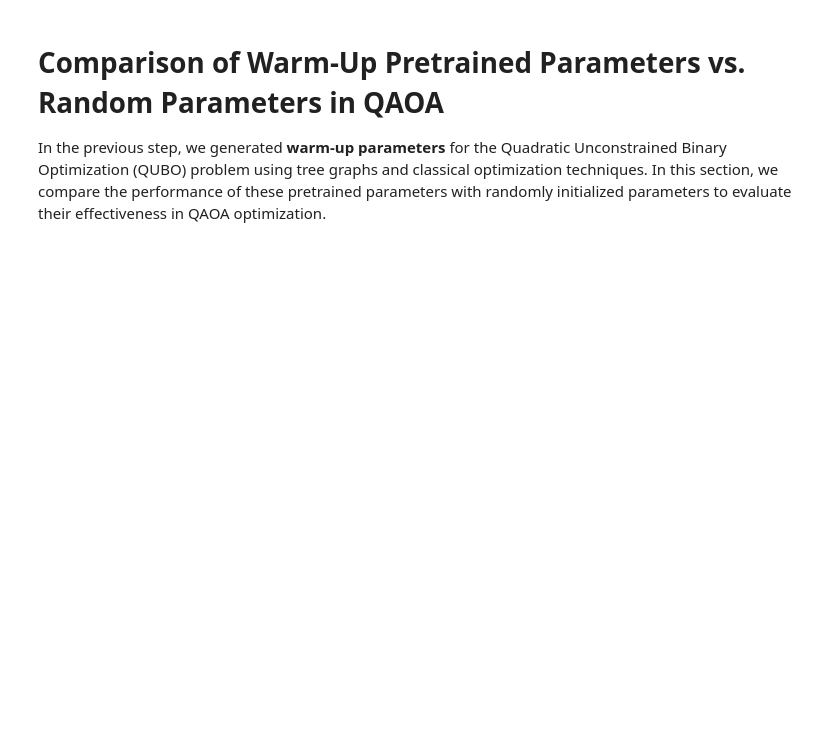
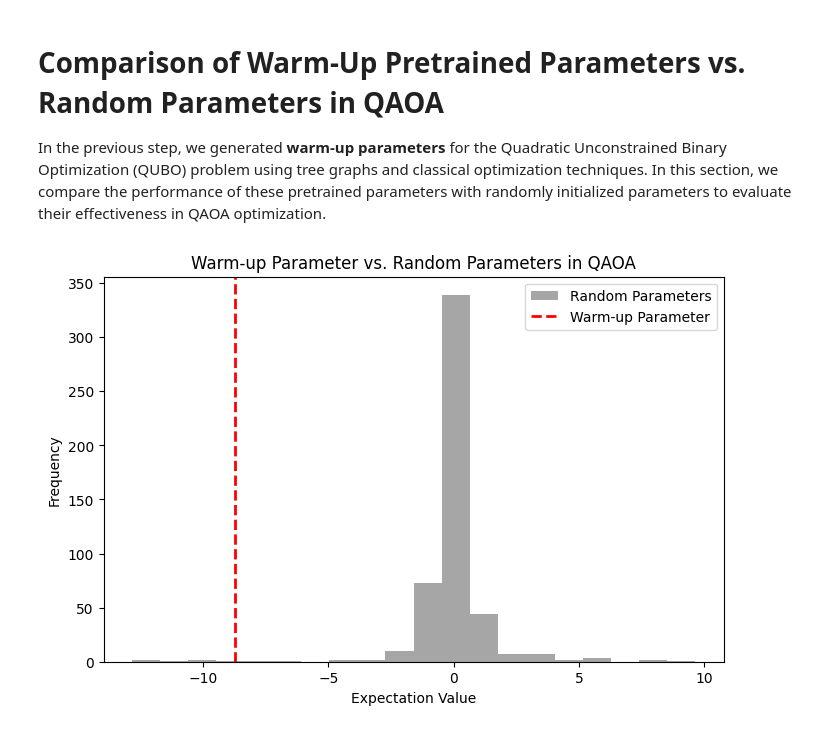
Before and after one commit to pop756/Pasqal_chanllenge, a Jupyter notebook: RL_QAOA_simulation.ipynb, the cells around one changed output. Cells and saved outputs as stored; diff of their text form; code cells hidden in the pictures; blank space fills up the shorter version.

```diff
--- a/RL_QAOA_simulation.ipynb
+++ b/RL_QAOA_simulation.ipynb
@@ -270,3 +263,85 @@ Minimum cost achieved: -7.900776129405367
 # **Comparison of Warm-Up Pretrained Parameters vs. Random Parameters in QAOA**
 
 In the previous step, we generated **warm-up parameters** for the Quadratic Unconstrained Binary Optimization (QUBO) problem using tree graphs and classical optimization techniques. In this section, we compare the performance of these pretrained parameters with randomly initialized parameters to evaluate their effectiveness in QAOA optimization.
+# %%
+qaoa = QAOA_layer(depth,Q)
+@qml.qnode(qaoa.dev)
+def qaoa_expectation(params):
+    """
+    Quantum node that runs the QAOA circuit and measures the expectation value
+    of the cost Hamiltonian.
+
+    Args:
+        params (np.ndarray): Array of QAOA parameters (gammas and betas).
+
+    Returns:
+        float: Expectation value of the cost Hamiltonian.
+    """
+    qaoa.qaoa_circuit(params)
+    return qml.expval(qaoa.ham)
+
+
+params = param_list[0]
+H = qaoa_expectation(params)
+
+import matplotlib.pyplot as plt
+
+def f(x):
+    @qml.qnode(qaoa.dev)
+    def qaoa_expectation(params):
+        """
+        Quantum node that runs the QAOA circuit and measures the expectation value
+        of the cost Hamiltonian.
+
+        Args:
+            params (np.ndarray): Array of QAOA parameters (gammas and betas).
+
+        Returns:
+            float: Expectation value of the cost Hamiltonian.
+        """
+        qaoa.qaoa_circuit(params)
+        return qml.expval(qaoa.ham)
+    return qaoa_expectation(x)  # Example function
+
+def visualize_warmup_vs_random(warmup_x, random_x):
+    warmup_y = f(warmup_x)
+    random_y = np.array([f(x) for x in random_x])
+
+    plt.figure(figsize=(8, 5))
+
+    # Histogram of f(x) results for random x values
+    plt.hist(random_y, bins=20, alpha=0.7, color='gray', label='Random Parameters')
+
+    # Marking the f(x) result for warm-up x
+    plt.axvline(warmup_y, color='red', linestyle='dashed', linewidth=2, label='Warm-up Parameter')
+
+    # Graph settings
+    plt.xlabel('Expectation Value')
+    plt.ylabel('Frequency')
+    plt.title('Warm-up Parameter vs. Random Parameters in QAOA')
+    plt.legend()
+    plt.show()
+    return warmup_y,random_y
+# Example data settings
+warmup_x = params # Specific warm-up parameter value
+random_x = np.random.uniform(-np.pi, np.pi, (500,2 * depth))  # Sampling 500 random x values from the range [-np.pi, np.pi]
+
+warmup_y,random_y = visualize_warmup_vs_random(warmup_x, random_x)
+
+prob = 0
+mean_rand_H = 0
+for i in range(len(random_y)):
+    H_random = random_y[i]
+    H = warmup_y
+    if H_random>H:
+        prob+=1
+    mean_rand_H += H_random
+
+mean_rand_H = mean_rand_H/100
+prob = prob/len(random_y)*100
+print(f' {prob:.4f}% Tensor warm state is better than random state!\n')
+
+print(f'Tesnor warm state energy : {warmup_y}')
+print(f'Mean random state energy : {mean_rand_H}')
+# %% [output]
+[figure, added]
```
Also changed, not shown: parts of 14 cells of this notebook.
